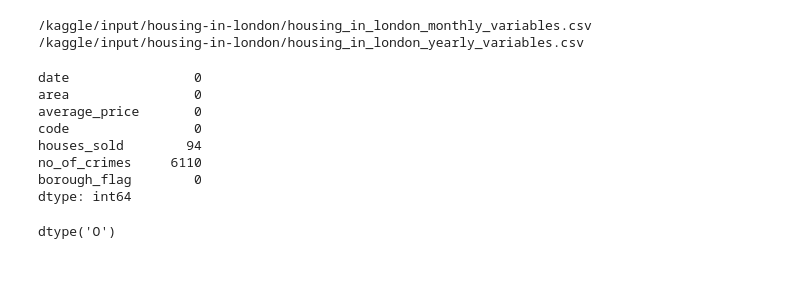
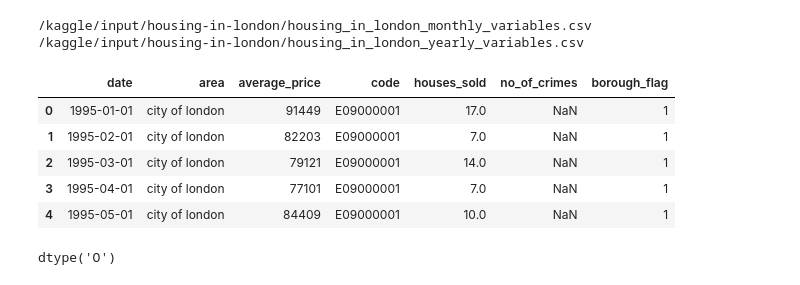
Before and after one commit to Ubaid-Ur-RehmanJ/kaggle-projects, a Jupyter notebook: housing in london.ipynb, the cells around one changed output. Cells and saved outputs as stored; diff of their text form; code cells hidden in the pictures.

```diff
--- a/housing in london.ipynb
+++ b/housing in london.ipynb
@@ -22,16 +22,14 @@ for dirname, _, filenames in os.walk('/kaggle/input'):
 # %%
 import pandas as pd
 # %%
-df = pd.read_csv("/kaggle/input/housing-in-london/housing_in_london_monthly_variables.csv")
-df.head()
-df.isnull().sum()
+df1 = pd.read_csv("/kaggle/input/housing-in-london/housing_in_london_monthly_variables.csv")
+df1.head()
+#df.isnull().sum()
 # %% [output]
-date                0
-area                0
-average_price       0
-code                0
-houses_sold        94
-no_of_crimes     6110
-borough_flag        0
-dtype: int64
+|  | date | area | average_price | code | houses_sold | no_of_crimes | borough_flag |
+| 0 | 1995-01-01 | city of london | 91449 | E09000001 | 17.0 | NaN | 1 |
+| 1 | 1995-02-01 | city of london | 82203 | E09000001 | 7.0 | NaN | 1 |
+| 2 | 1995-03-01 | city of london | 79121 | E09000001 | 14.0 | NaN | 1 |
+| 3 | 1995-04-01 | city of london | 77101 | E09000001 | 7.0 | NaN | 1 |
+| 4 | 1995-05-01 | city of london | 84409 | E09000001 | 10.0 | NaN | 1 |
 # %%
```
Also changed, not shown: parts of 21 cells of this notebook.
